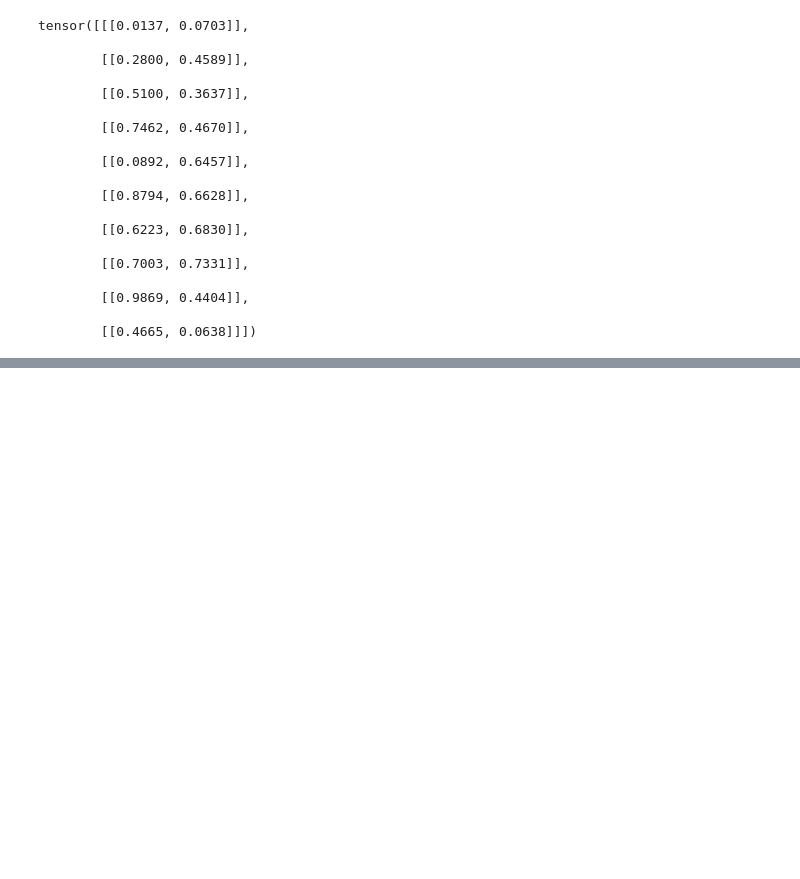
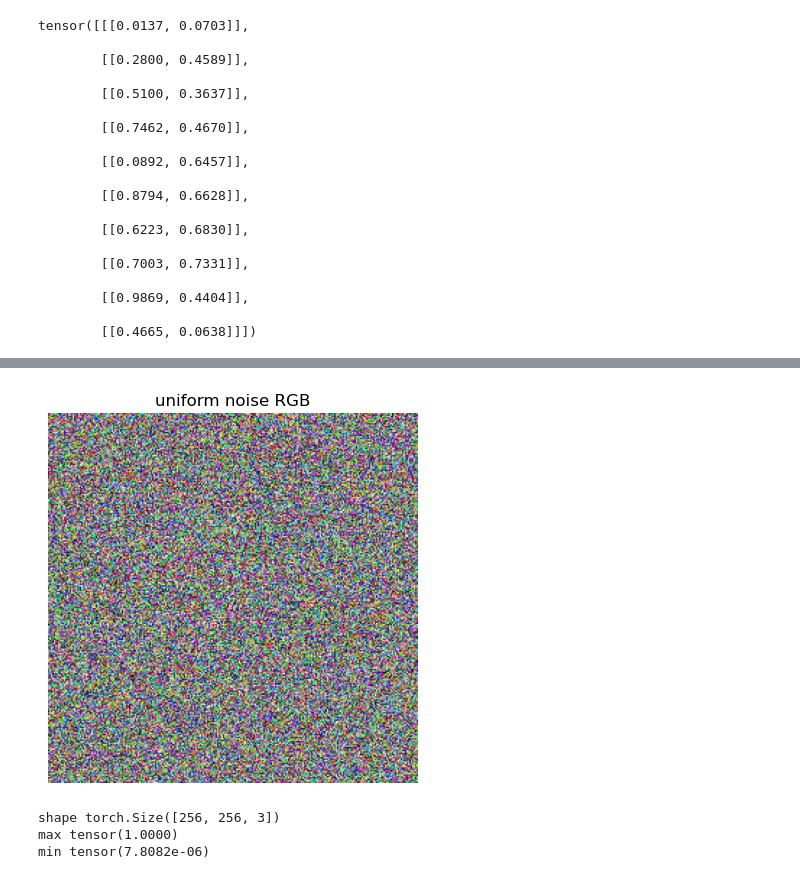
Before and after one commit to SouvickC/Computer_Vision, a Jupyter notebook: 2_Random_num.ipynb, the cells around one changed output, grey strips where cells are left out. Saved outputs shown, nothing was run; the diff lists cells and outputs as text; code cells hidden in the pictures; blank space fills up the shorter version.

```diff
--- a/2_Random_num.ipynb
+++ b/2_Random_num.ipynb
@@ -95,0 +118,16 @@ ModuleNotFoundError: No module named 'sklearn'
+# %%
+uniform_noise_rgb = torch.rand((256,256,3))
+
+plt.imshow(uniform_noise_rgb.numpy()) ## for avoiding error
+plt.title("uniform noise RGB")
+plt.axis('off')
+plt.show()
+
+print("shape", uniform_noise_rgb.shape)
+print("max", torch.max(uniform_noise_rgb))
+print("min", torch.min(uniform_noise_rgb))
+# %% [output]
+[figure, added]
+shape torch.Size([256, 256, 3])
+max tensor(1.0000)
+min tensor(7.8082e-06)
```
Also changed, not shown: parts of 7 cells of this notebook.
